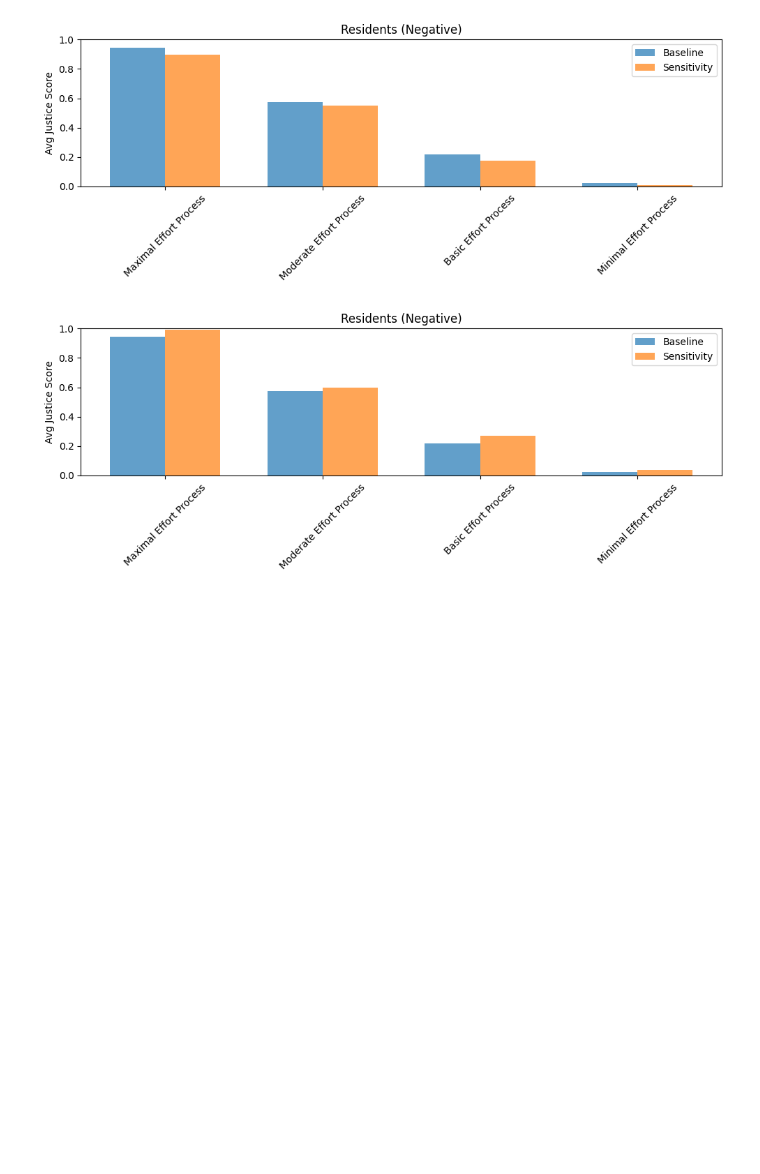
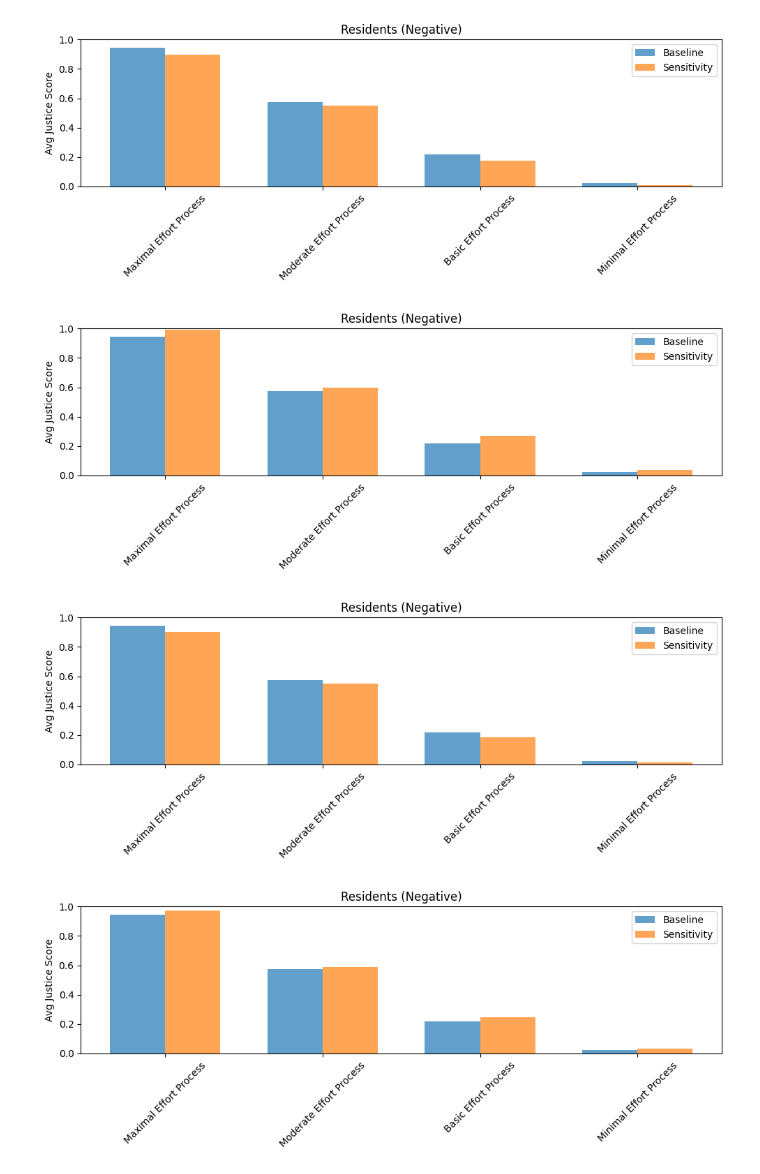
Before and after one commit to skippervdbrekel/ProceduralJustice, a Jupyter notebook: final_model.ipynb, the cells around one changed output. Cells and saved outputs as stored; diff of their text form; code cells hidden in the pictures; blank space fills up the shorter version.

```diff
--- a/final_model.ipynb
+++ b/final_model.ipynb
@@ -405,8 +405,7 @@ def run_sensitivity_analysis(parameter, stakeholder_group, dimension, variation)
     width = 0.35
 
     fig, ax = plt.subplots(figsize=(10, 4))
-
-    group = stakeholder_group  # Only the affected group
+    group = stakeholder_group
 
     baseline_avg = [baseline_scores[group][seq] / baseline_counts[group][seq] for seq in sequences]
     sensitivity_avg = [sensitivity_scores[group][seq] / sensitivity_counts[group][seq] for seq in sequences]
@@ -419,30 +418,34 @@ def run_sensitivity_analysis(parameter, stakeholder_group, dimension, variation)
     ax.set_ylim(0, 1)
     ax.set_xticks(x)
     ax.set_xticklabels(sequences, rotation=45)
     ax.legend()
 
 
     #fig.suptitle(f"Sensitivity Analysis: {parameter}, {stakeholder_group}, {dimension}, {variation*100:.0f}%", fontsize=16, y=1.02)
     plt.tight_layout()
     plt.show()
 
     # restore original values
     for key in original_agent_expectations:
         agent_expectations[key] = original_agent_expectations[key]
 
     for key in original_event_impact:
         event_impact[key] = original_event_impact[key]
 
     for key in original_event_weights:
         event_weights[key] = original_event_weights[key]
 
 run_sensitivity_analysis('expectation', 'Residents (Negative)', 'Transparency', 0.2)
 run_sensitivity_analysis('expectation', 'Residents (Negative)', 'Transparency', -0.2)
+run_sensitivity_analysis('expectation', 'Residents (Negative)', 'Transparency', 0.1)
+run_sensitivity_analysis('expectation', 'Residents (Negative)', 'Transparency', -0.1)
 #run_sensitivity_analysis('expectation', 'Residents (Negative)', 'Inclusivity', 0.2)
 #run_sensitivity_analysis('expectation', 'Residents (Negative)', 'Accountability', 0.2)
 #run_sensitivity_analysis('expectation', 'Residents (Negative)', 'Outcome Fairness', 0.2)
 #run_sensitivity_analysis('event_impact', 'Public consultation', 'Transparency', -0.2)
 #run_sensitivity_analysis('event_weight', 'NGOs', 'Consultation: ecological impacts', 0.2)
 # %% [output]
 [figure]
 [figure]
+[figure, added]
+[figure, added]
```
Also changed, not shown: parts of 2 cells of this notebook.
